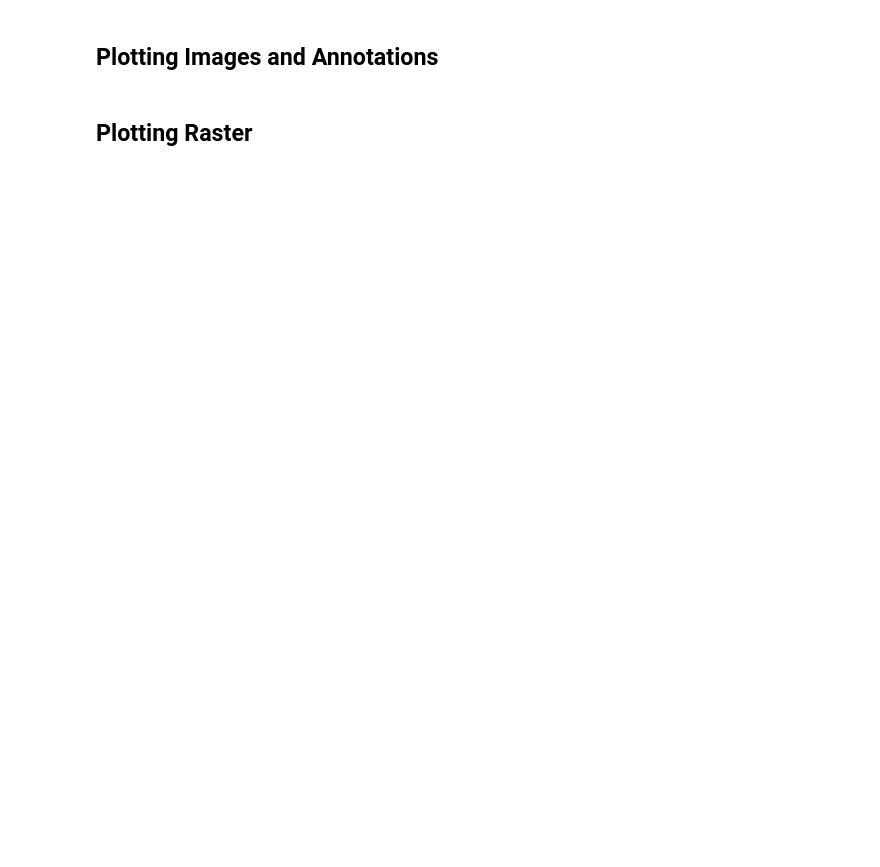
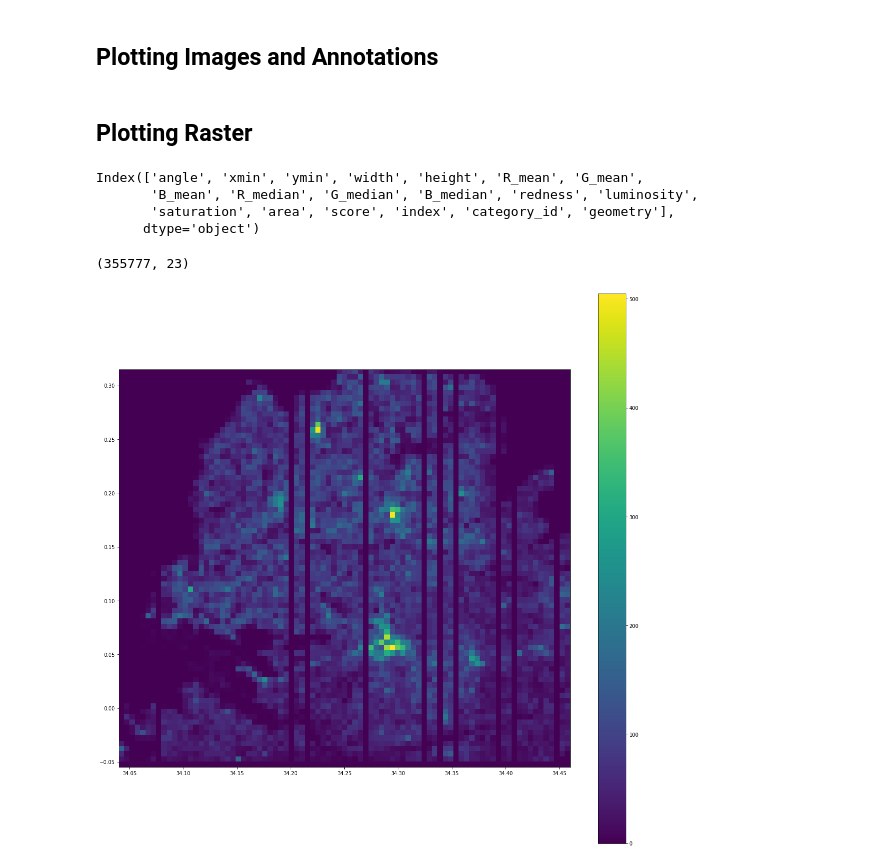
Before and after one commit to luna983/beyond-nightlight, a Jupyter notebook: exp4_step5_PlotOutcome.ipynb, the cells around one changed output. Saved outputs shown, nothing was run; the diff lists cells and outputs as text; code cells hidden in the pictures; blank space fills up the shorter version.

```diff
--- a/exp4_step5_PlotOutcome.ipynb
+++ b/exp4_step5_PlotOutcome.ipynb
@@ -17,7 +17,7 @@ LOG_IN_DIR = 'data/Experiment4/aoi_download_log.csv'
 # satellite derived data
 SAT_IN_ANN_DIR = 'data/Siaya2/Pred/infer/'
 SAT_IN_IMG_DIR = 'data/Siaya2/Image/'
-SAT_IN_SHP_DIR = 'data/Experiment4/sat.shp'
+SAT_IN_GEOM_DIR = 'data/Experiment4/sat.geojson'
 # %% [markdown]
 ## Plotting Images and Annotations
 # %%
@@ -69,13 +69,20 @@ max_lon = 34.460  # 34.451611
 min_lat = -0.055  # -0.050481
 max_lat = 0.315  # 0.310766
 step = 0.005
+# %%
+df = gpd.read_file(SAT_IN_GEOM_DIR)
+# %%
+df.columns
+# %% [output]
+Index(['angle', 'xmin', 'ymin', 'width', 'height', 'R_mean', 'G_mean',
+       'B_mean', 'R_median', 'G_median', 'B_median', 'redness', 'luminosity',
+       'saturation', 'area', 'score', 'index', 'category_id', 'geometry'],
+      dtype='object')
+# %%
+df.shape
+# %% [output]
+(355777, 23)
 # %%
-df = gpd.read_file(SAT_IN_SHP_DIR)
-
-df = df.loc[: , [
-    'angle', 'R_mean', 'G_mean', 'B_mean', 'R_median', 'G_median', 'B_median',
-    'redness', 'luminosity', 'saturation', 'area', 'score', 'category_i', 'geometry']]
-
 df.loc[:, 'centroid_lon'] = df.geometry.centroid.x.values
 df.loc[:, 'centroid_lat'] = df.geometry.centroid.y.values
 
@@ -85,7 +92,6 @@ df.loc[:, 'grid_lat'] = np.round((df['centroid_lat'].values - min_lat) / step) *
 # %%
 df_group = df.groupby(['grid_lon', 'grid_lat']).agg(
     count=pd.NamedAgg(column='area', aggfunc='count'),
-    area=pd.NamedAgg(column='area', aggfunc='mean'),
 )
 
 grid_lon, grid_lat = np.meshgrid(
@@ -97,10 +103,13 @@ df_grid = pd.DataFrame({'grid_lon': grid_lon.flatten(), 'grid_lat': grid_lat.fla
 
 df_grid = pd.merge(df_grid, df_group, how='left', on=['grid_lon', 'grid_lat'])
 
-df_grid.fillna(0)
+df_grid.fillna(0, inplace=True)
 # %%
 raster = df_grid['count'].values.reshape(grid_shape)[::-1, :]
 # %%
+plt.figure(figsize=(20, 20))
 plt.imshow(raster, extent=(min_lon, max_lon, min_lat, max_lat))
 plt.colorbar()
 plt.show()
+# %% [output]
+[figure, added]
```
Also changed, not shown: 2 other files.
